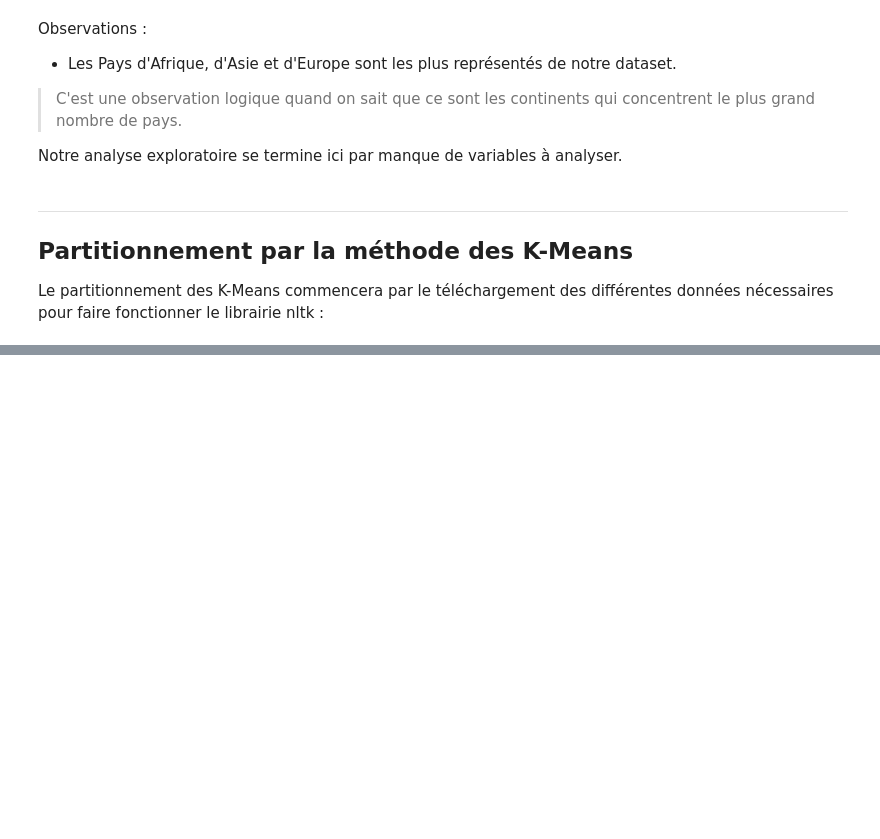
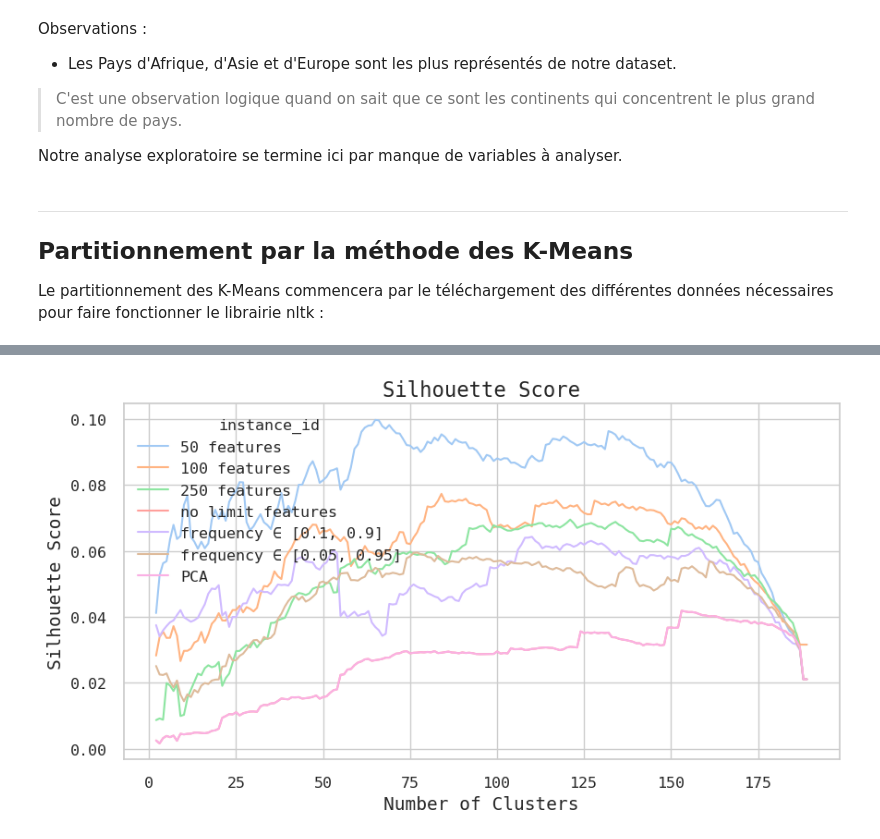
Before and after one commit to Furatus/4MLUP_Anthem, a Jupyter notebook: 4MLUP.ipynb, the cells around one changed output, grey strips where cells are left out. Drawn from its saved outputs; the diff is of its cells as text; code cells hidden in the pictures; blank space fills up the shorter version.

```diff
--- a/4MLUP.ipynb
+++ b/4MLUP.ipynb
@@ -145,0 +285,10 @@ X = tfidf_vectorizer.fit_transform(df_anthem['Anthem'])
+# %%
+fig, ax = plt.subplots(1,1, figsize=(10,5))
+sns.lineplot(data=results, x='k', y='silhouette', hue='instance_id', ax=ax, palette='pastel')
+ax.set_title('Silhouette Score')
+ax.set_xlabel('Number of Clusters')
+ax.set_ylabel('Silhouette Score')
+# ax.set_xticks(range(2,190))
+plt.show()
+# %% [output]
+[figure, added]
```
Also changed, not shown: parts of 23 cells of this notebook, 1 other file.
